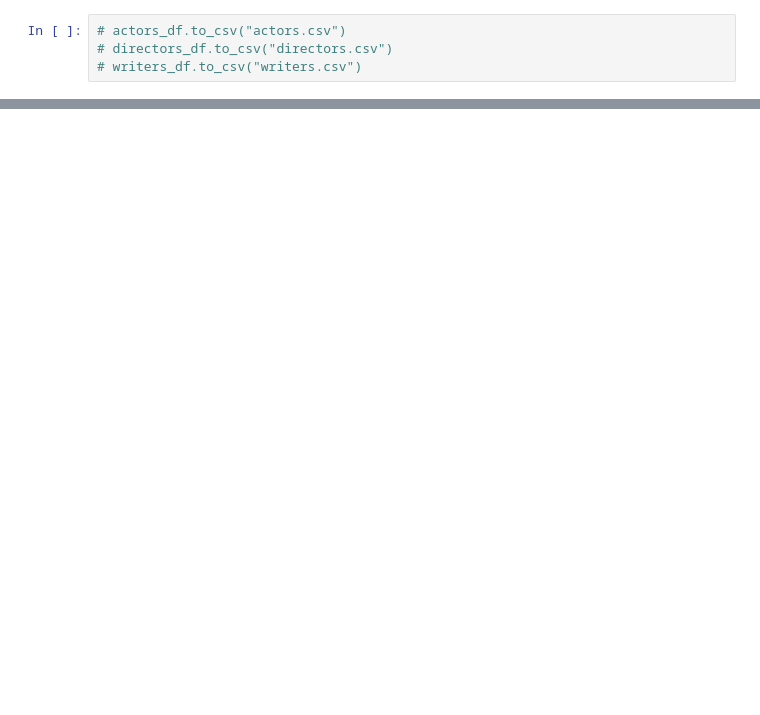
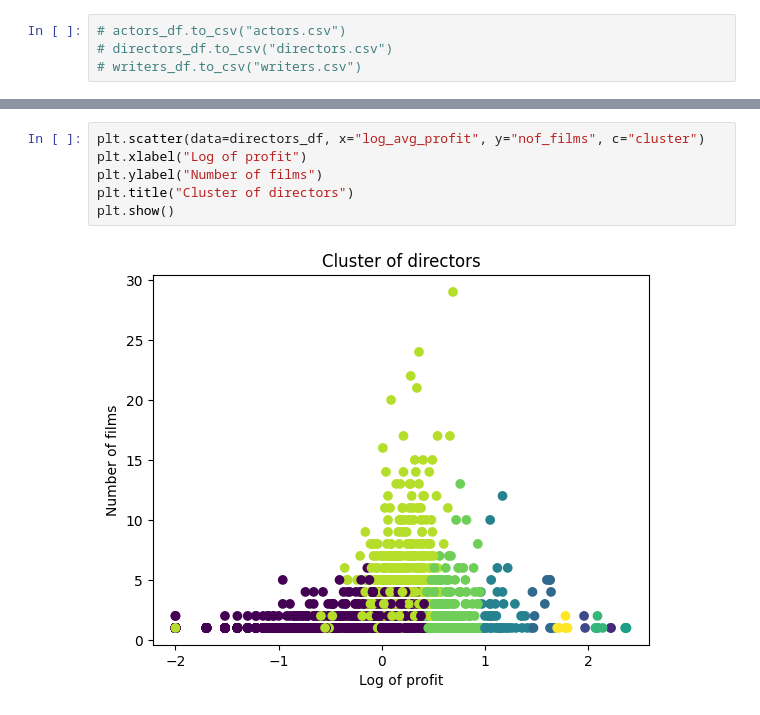
Before and after one commit to SamuAES/Daatta-tiimi, a Jupyter notebook: prediction_model.ipynb, the cells around one changed output, grey strips where cells are left out. Drawn from its saved outputs; the diff is of its cells as text; blank space fills up the shorter version.

```diff
--- a/prediction_model.ipynb
+++ b/prediction_model.ipynb
@@ -275,0 +286,8 @@ tpot.export('tpot_profit_classifier.py')
+# %%
+plt.scatter(data=directors_df, x="log_avg_profit", y="nof_films", c="cluster")
+plt.xlabel("Log of profit")
+plt.ylabel("Number of films")
+plt.title("Cluster of directors")
+plt.show()
+# %% [output]
+[figure, added]
```
Also changed, not shown: parts of 5 cells of this notebook, 2 other files.
